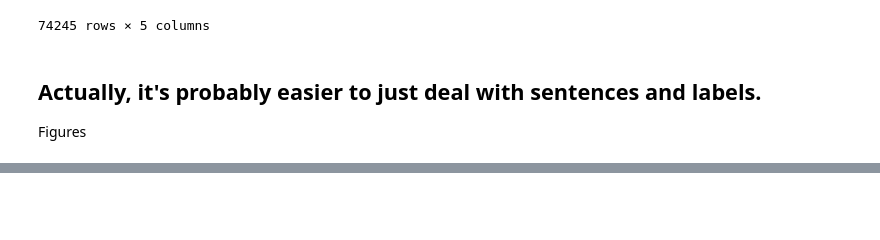
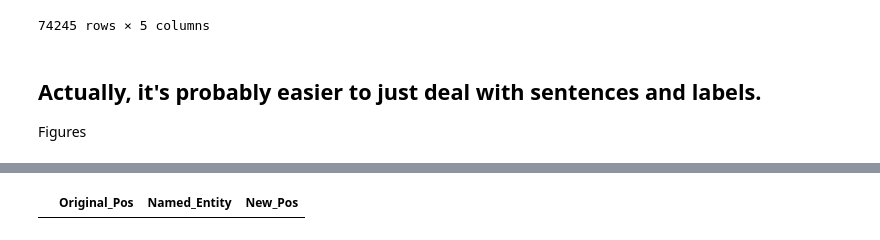
Before and after one commit to laureleo/thesis, a Jupyter notebook: notebooks/Data_Preparation.ipynb, the cells around one changed output, grey strips where cells are left out. Cells and saved outputs as stored; diff of their text form; code cells hidden in the pictures; blank space fills up the shorter version.

```diff
--- a/notebooks/Data_Preparation.ipynb
+++ b/notebooks/Data_Preparation.ipynb
@@ -484,2 +477,6 @@ for token in t:
+# %%
+label_df
+# %% [output]
+|  | Original_Pos | Named_Entity | New_Pos |
 # %%
 UNVISITED + np.ones(len(UNVISITED))
```
Also changed, not shown: parts of 8 cells of this notebook.
